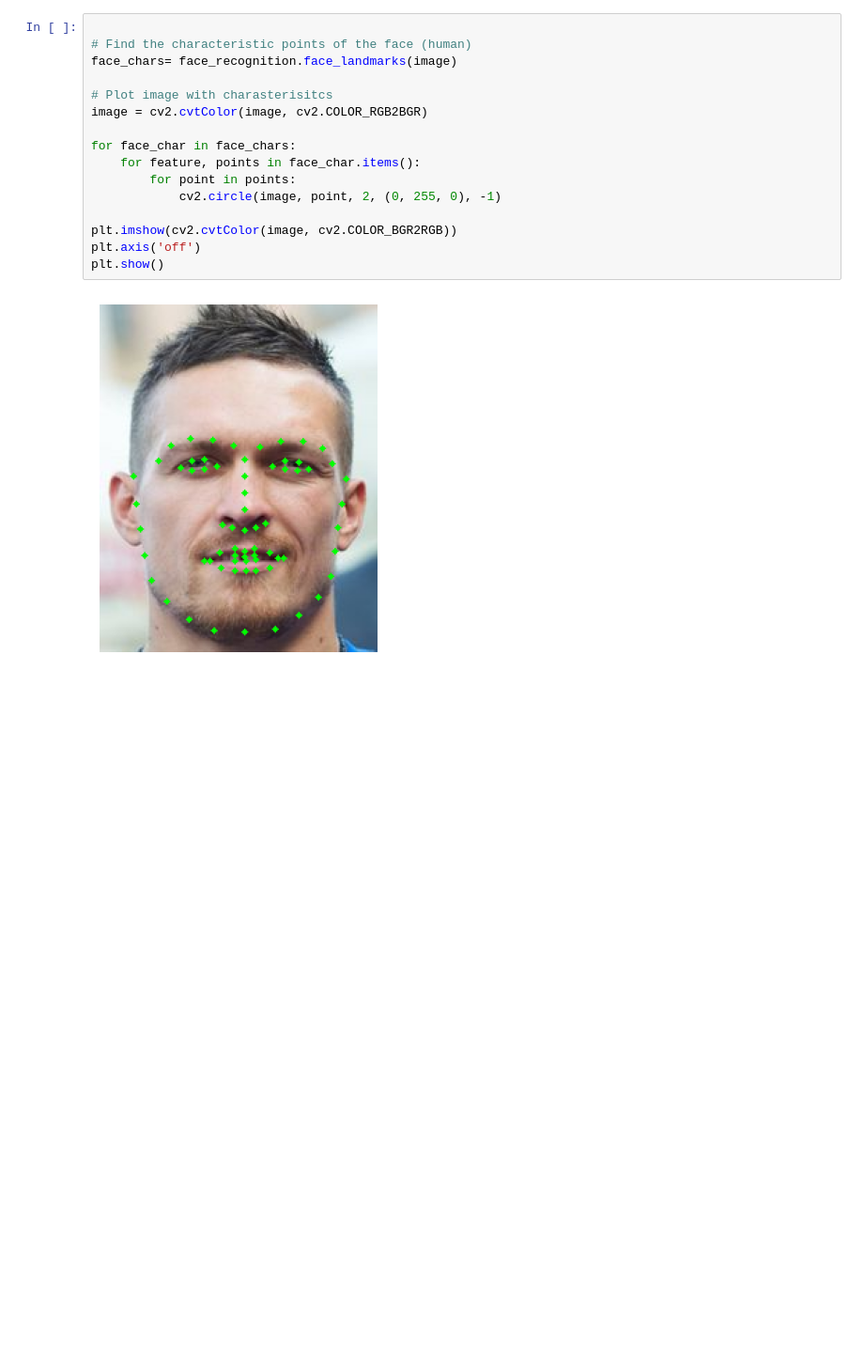
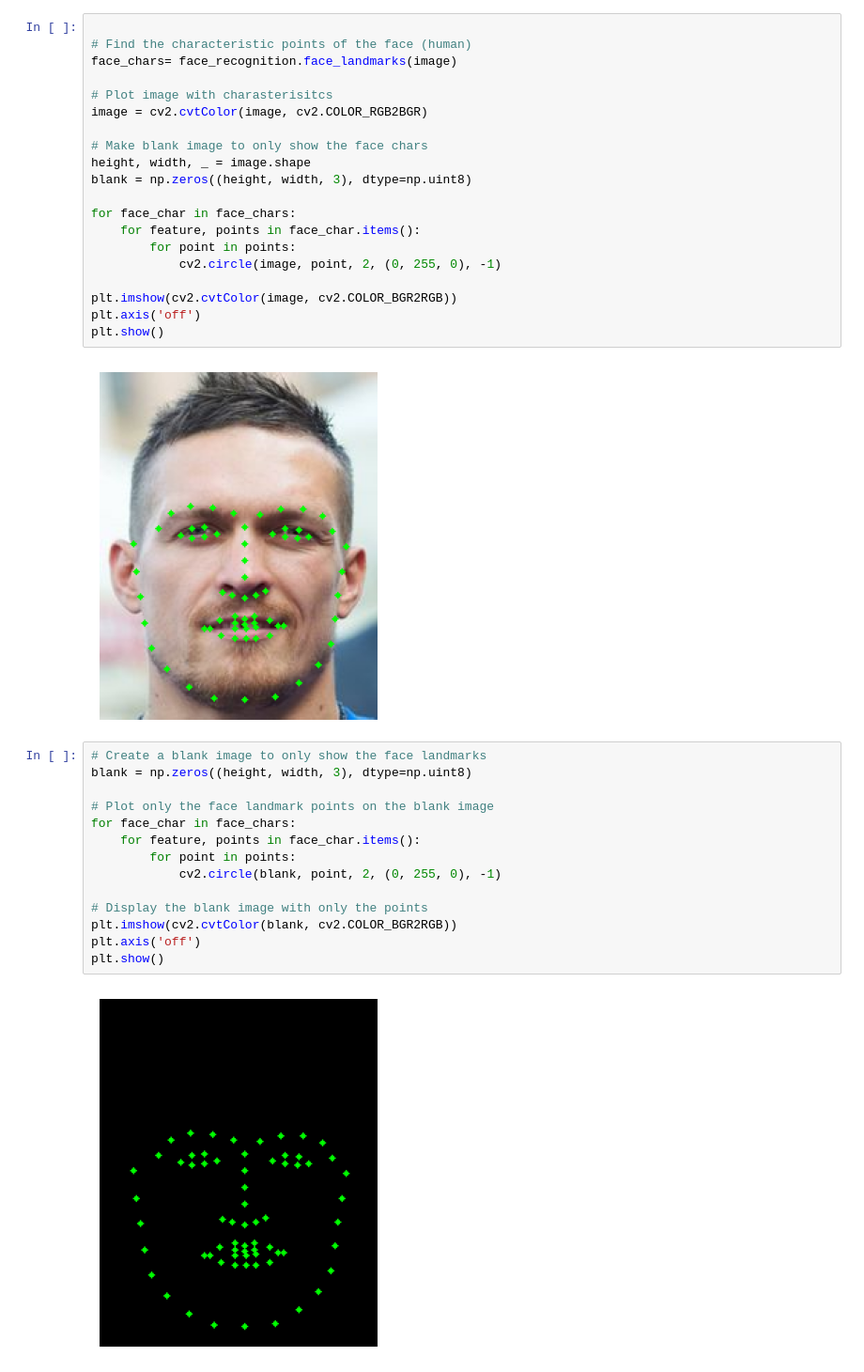
Before and after one commit to MecGlandorff/Human2Dog, a Jupyter notebook: dog2human.ipynb, the cells around one changed output. Shown: that part at 94% size. Cells and saved outputs as stored; diff of their text form; blank space fills up the shorter version.

```diff
--- a/dog2human.ipynb
+++ b/dog2human.ipynb
@@ -16,6 +23,10 @@ face_chars= face_recognition.face_landmarks(image)
 
 # Plot image with charasterisitcs
 image = cv2.cvtColor(image, cv2.COLOR_RGB2BGR)
+
+# Make blank image to only show the face chars
+height, width, _ = image.shape
+blank = np.zeros((height, width, 3), dtype=np.uint8)
 
 for face_char in face_chars:
     for feature, points in face_char.items():
@@ -27,3 +38,19 @@ plt.axis('off')
 plt.show()
 # %% [output]
 [figure]
+# %%
+# Create a blank image to only show the face landmarks
+blank = np.zeros((height, width, 3), dtype=np.uint8)
+
+# Plot only the face landmark points on the blank image
+for face_char in face_chars:
+    for feature, points in face_char.items():
+        for point in points:
+            cv2.circle(blank, point, 2, (0, 255, 0), -1)
+
+# Display the blank image with only the points
+plt.imshow(cv2.cvtColor(blank, cv2.COLOR_BGR2RGB))
+plt.axis('off')
+plt.show()
+# %% [output]
+[figure, added]
```
Also changed, not shown: parts of 5 cells of this notebook.
